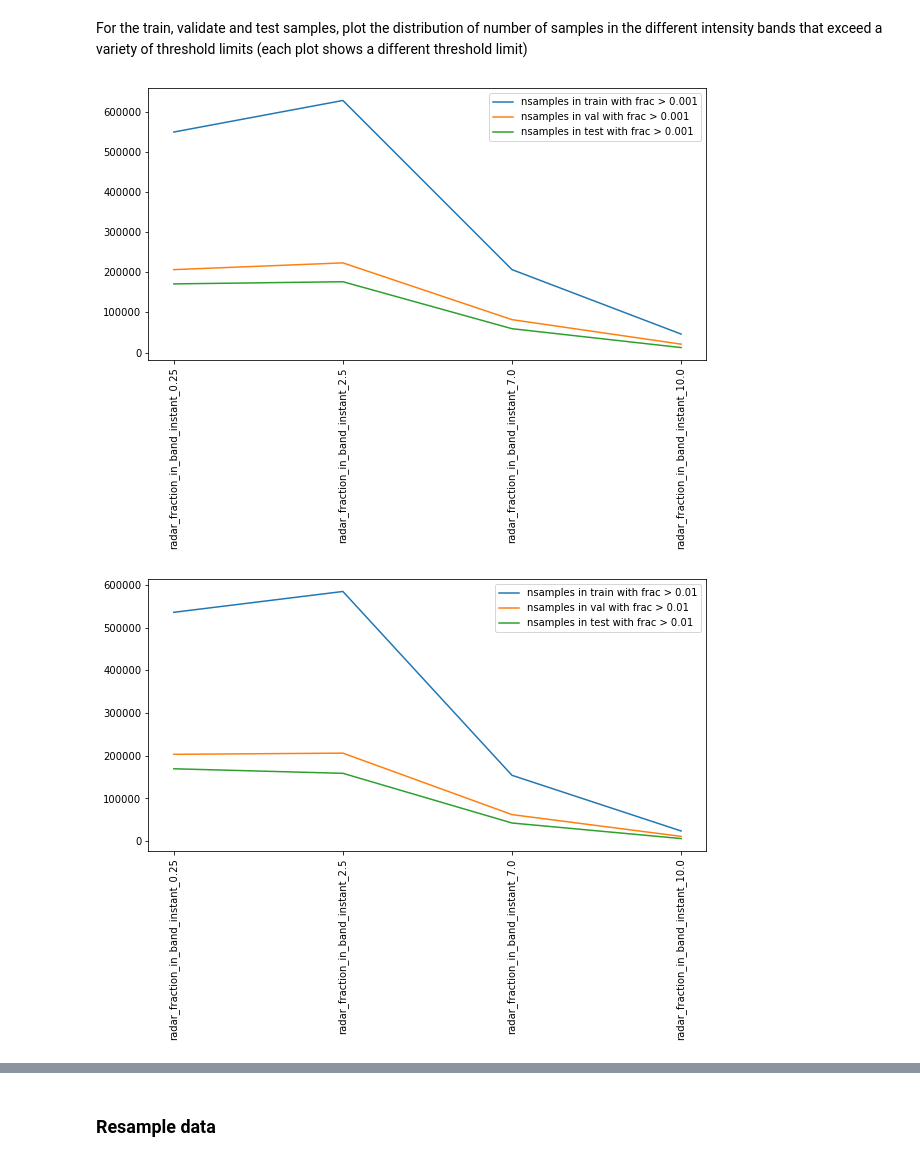
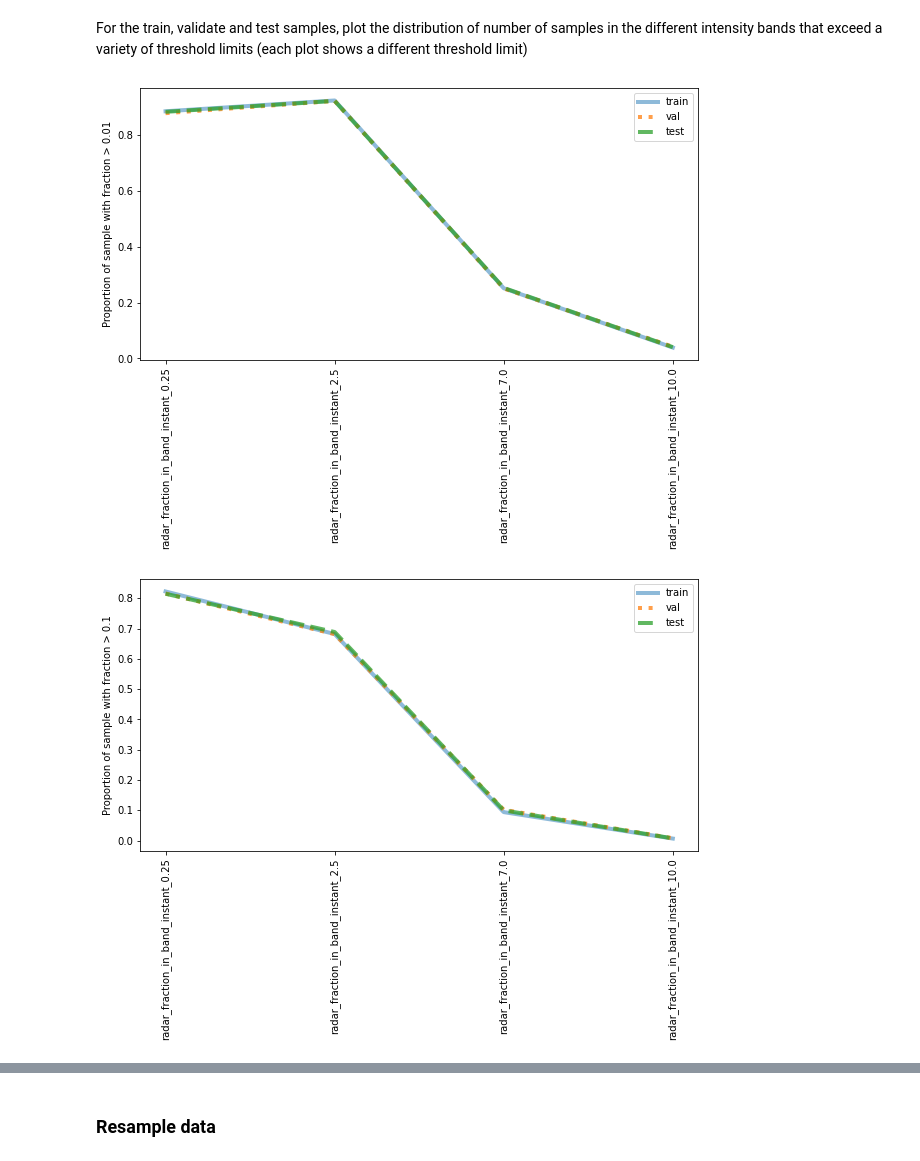
Before and after one commit to informatics-lab/precip_rediagnosis, a Jupyter notebook: model_pipeline/prd_fraction_model_dev.ipynb, the cells around one changed output, grey strips where cells are left out. Drawn from its saved outputs; the diff is of its cells as text; code cells hidden in the pictures.

```diff
--- a/model_pipeline/prd_fraction_model_dev.ipynb
+++ b/model_pipeline/prd_fraction_model_dev.ipynb
@@ -34,10 +25,11 @@ mlflow.tensorflow.autolog()
 # %%
-sys.path.append('/home/h02/hbrown/code/git/precip_rediagnosis/data_prep')
+data_prep_dir = pathlib.Path(os.environ['HOME']) / 'code/git' / 'precip_rediagnosis' / 'data_prep'
+sys.path.append(str(data_prep_dir))
 import drivers
 # %% [markdown]
 ### Load and preprocess data
 # %%
-configs_dir = pathlib.Path(os.environ['HOME']) / 'code/git' / 'precip_rediagnosis' / 'data_prep' / 'event_configs'
+configs_dir = data_prep_dir / 'event_configs'
 configs_dir.is_dir(), configs_dir
 # %% [output]
 (True,
@@ -92,7 +84,9 @@ feature_dict = {'profile': profile_features,
 # %%
 events_data_test = []
-events_data_train= []
+events_data_train = []
+
 test_fraction = 0.2
+
 for event in events:
     print(event)
     data_path = prd_train_data / get_file_name(event, configs_dir)
@@ -101,7 +95,7 @@ for event in events:
     tmpdat['time'] = pd.to_datetime(tmpdat['time'])
     tmpdat['forecast_reference_time'] = pd.to_datetime(tmpdat['forecast_reference_time'])
 
-    df_train, df_test = prd_pipeline.sample_data(tmpdat, test_fraction)
+    df_train, df_test = prd_pipeline.random_time_space_sample(tmpdat, test_fraction=test_fraction, random_state=np.random.RandomState(), sampling_columns = ['time', 'latitude', 'longitude'])
     events_data_test.append(df_test)
     data_splits, data_dims_dict = prd_pipeline.preprocess_data(df_train, feature_dict, test_fraction=test_fraction/(1-test_fraction))
 
@@ -167,10 +145,10 @@ plt.show()
 # %%
-# for prob in [0.001, 0.01, 0.1, 0.5, 0.95]:
-#     exceeding_prob = []
-#     for thresh in range(data_dims_dict['nbands']):
-#         exceeding_prob.append(sum(data_splits['y_val'].iloc[:, thresh] > prob))
-#     plt.plot(np.arange(data_dims_dict['nbands']), exceeding_prob, label=f'nsamples with frac > {prob}')
-# plt.xticks(np.arange(data_dims_dict['nbands']), data_splits['y_train'].columns, rotation=90)
-# plt.legend()
-# plt.gcf().set_size_inches(10, 5)
-# plt.show()
+for prob in [0.001, 0.01, 0.1, 0.5, 0.95]:
+    exceeding_prob = []
+    for thresh in range(data_dims_dict['nbands']):
+        exceeding_prob.append(sum(data_splits['y_val'].iloc[:, thresh] > prob))
+    plt.plot(np.arange(data_dims_dict['nbands']), exceeding_prob, label=f'nsamples with frac > {prob}')
+plt.xticks(np.arange(data_dims_dict['nbands']), data_splits['y_train'].columns, rotation=90)
+plt.legend()
+plt.gcf().set_size_inches(10, 5)
+plt.show()
@@ -178,21 +158,22 @@ plt.show()
 For the train, validate and test samples, plot the distribution of number of samples in the different intensity bands that exceed a variety of threshold limits (each plot shows a different threshold limit)
 # %%
 test_sub = data_test[data_test[feature_dict['target'][0]]!=1]  # train and validate have had this preprocessing already applied
-for prob in [0.001, 0.01, 0.1, 0.5, 0.95]:
+for prob in [0.01, 0.1, 0.5]:
     train, val, test = [], [], []
     for thresh in range(data_dims_dict['nbands']):
-        test.append(sum(test_sub[target_parameter].iloc[:, thresh] > prob))
-        val.append(sum(data_splits['y_val'].iloc[:, thresh] > prob))
-        train.append(sum(data_splits['y_train'].iloc[:, thresh] > prob))
+        test.append(sum(test_sub[target_parameter].iloc[:, thresh] > prob)/len(test_sub))
+        val.append(sum(data_splits['y_val'].iloc[:, thresh] > prob)/len(data_splits['y_val']))
+        train.append(sum(data_splits['y_train'].iloc[:, thresh] > prob)/len(data_splits['y_train']))
 
-    plt.plot(np.arange(data_dims_dict['nbands']), train, label=f'nsamples in train with frac > {prob}')
-    plt.plot(np.arange(data_dims_dict['nbands']), val, label=f'nsamples in val with frac > {prob}')
-    plt.plot(np.arange(data_dims_dict['nbands']), test, label=f'nsamples in test with frac > {prob}')
+    plt.plot(np.arange(data_dims_dict['nbands']), train, label=f'train', lw=4, alpha=0.5)
+    plt.plot(np.arange(data_dims_dict['nbands']), val, label=f'val', ls=':', lw=4, alpha=0.75)
+    plt.plot(np.arange(data_dims_dict['nbands']), test, label=f'test', ls='--', lw=4, alpha=0.75)
 
     plt.xticks(np.arange(data_dims_dict['nbands']), data_splits['y_train'].columns, rotation=90)
     plt.legend()
+    plt.ylabel(f'Proportion of sample with fraction > {prob}')
     plt.gcf().set_size_inches(10, 5)
     plt.show()
 # %% [output]
-[figure, old version]
+[figure, new version]
-[figure, old version]
+[figure, new version]
```
Also changed, not shown: parts of 39 cells of this notebook.
